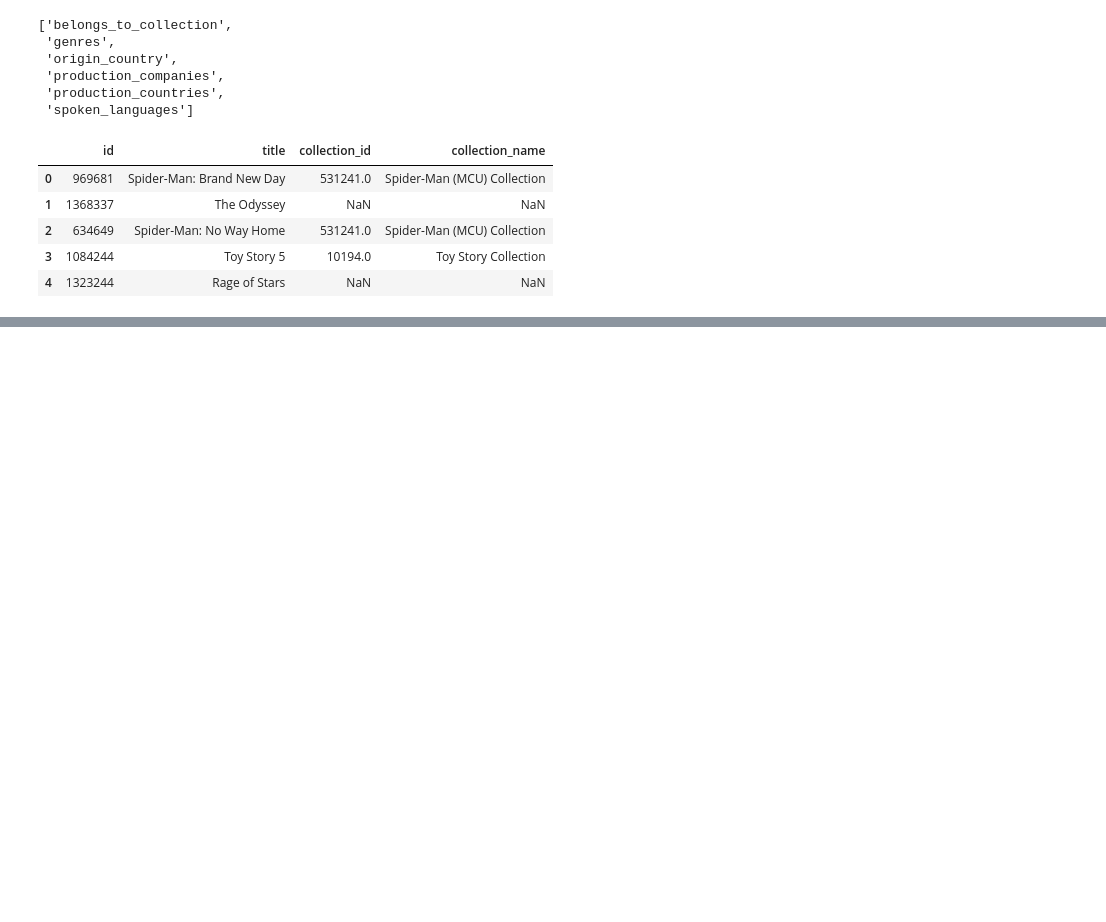
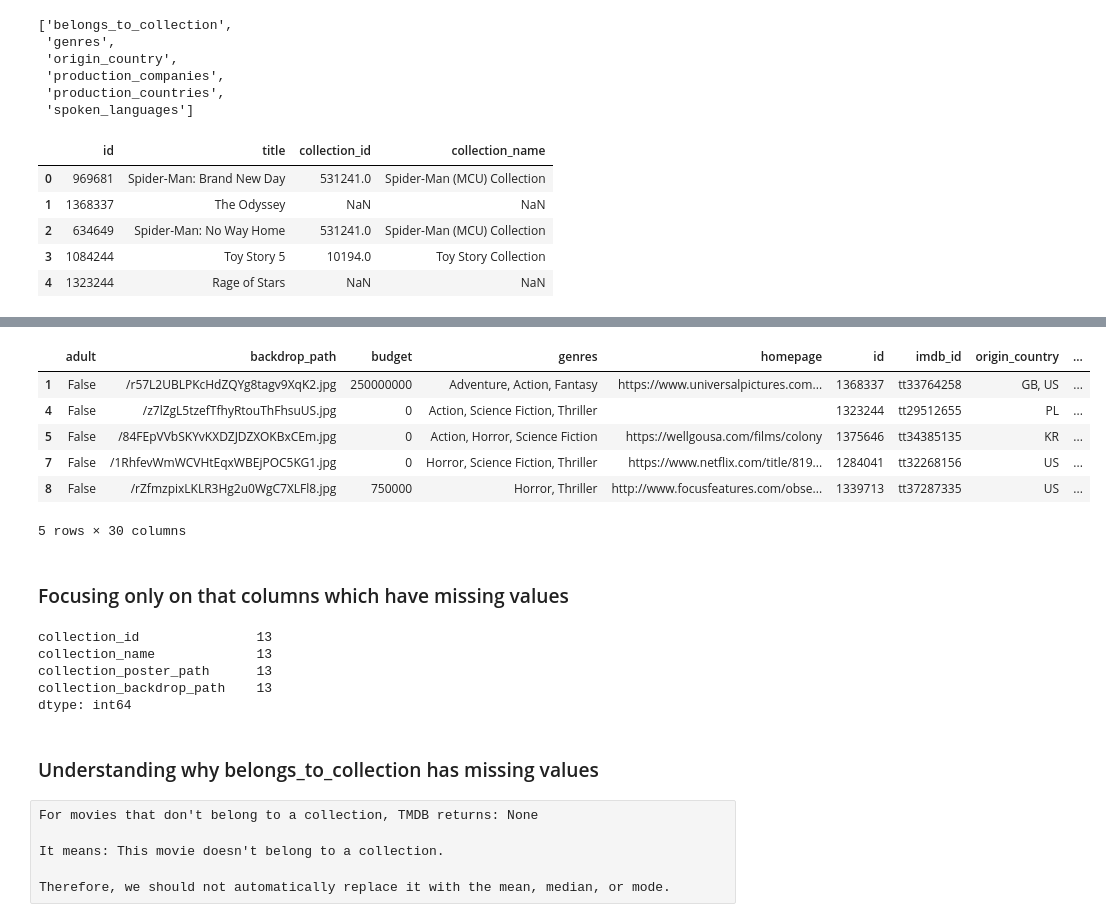
Before and after one commit to theaditya24/COMPLETE-PYTHON-FOR-DATA-ANALYTICS, a Jupyter notebook: TMDB API.ipynb, the cells around one changed output, grey strips where cells are left out. Drawn from its saved outputs; the diff is of its cells as text; code cells hidden in the pictures; blank space fills up the shorter version.

Commit message:
TMDB Movies analysis

```diff
--- a/TMDB API.ipynb
+++ b/TMDB API.ipynb
@@ -368,3 +370,23 @@ df[['id', 'title', 'collection_id', 'collection_name']].head()
 df['genres'] = df['genres'].apply(
     lambda x: ', '.join(i['name'] for i in x) if isinstance(x, list) else None
 )
+
+# origin_country
+df['origin_country'] = df['origin_country'].apply(
+    lambda x: ', '.join(x) if isinstance(x, list) else None
+)
+
+# production_companies
+df['production_companies'] = df['production_companies'].apply(
+    lambda x: ', '.join(i['name'] for i in x) if isinstance(x, list) else None
+)
+
+# production_countries
+df['production_countries'] = df['production_countries'].apply(
+    lambda x: ', '.join(i['name'] for i in x) if isinstance(x, list) else None
+)
+
+# spoken_languages
+df['spoken_languages'] = df['spoken_languages'].apply(
+    lambda x: ', '.join(i['english_name'] for i in x) if isinstance(x, list) else None
+)
@@ -370,0 +472,30 @@ df['genres'] = df['genres'].apply(
+# %%
+df[df.isna().any(axis=1)].head()
+# %% [output]
+|  | adult | backdrop_path | budget | genres | homepage | id | imdb_id | origin_country | ... |
+| 1 | False | /r57L2UBLPKcHdZQYg8tagv9XqK2.jpg | 250000000 | Adventure, Action, Fantasy | https://www.universalpictures.com... | 1368337 | tt33764258 | GB, US | ... |
+| 4 | False | /z7lZgL5tzefTfhyRtouThFhsuUS.jpg | 0 | Action, Science Fiction, Thriller |  | 1323244 | tt29512655 | PL | ... |
+| 5 | False | /84FEpVVbSKYvKXDZJDZXOKBxCEm.jpg | 0 | Action, Horror, Science Fiction | https://wellgousa.com/films/colony | 1375646 | tt34385135 | KR | ... |
+| 7 | False | /1RhfevWmWCVHtEqxWBEjPOC5KG1.jpg | 0 | Horror, Science Fiction, Thriller | https://www.netflix.com/title/819... | 1284041 | tt32268156 | US | ... |
+| 8 | False | /rZfmzpixLKLR3Hg2u0WgC7XLFl8.jpg | 750000 | Horror, Thriller | http://www.focusfeatures.com/obse... | 1339713 | tt37287335 | US | ... |
+5 rows × 30 columns
+# %% [markdown]
+### Focusing only on that columns which have missing values
+# %%
+missing = df.isna().sum()
+
+missing[missing > 0].sort_values(ascending=False)
+# %% [output]
+collection_id               13
+collection_name             13
+collection_poster_path      13
+collection_backdrop_path    13
+dtype: int64
+# %% [markdown]
+### Understanding why belongs_to_collection has missing values
+# %% [raw]
+For movies that don't belong to a collection, TMDB returns: None
+
+It means: This movie doesn't belong to a collection.
+
+Therefore, we should not automatically replace it with the mean, median, or mode.
```
Also changed, not shown: parts of 47 cells of this notebook, 2 other files.
